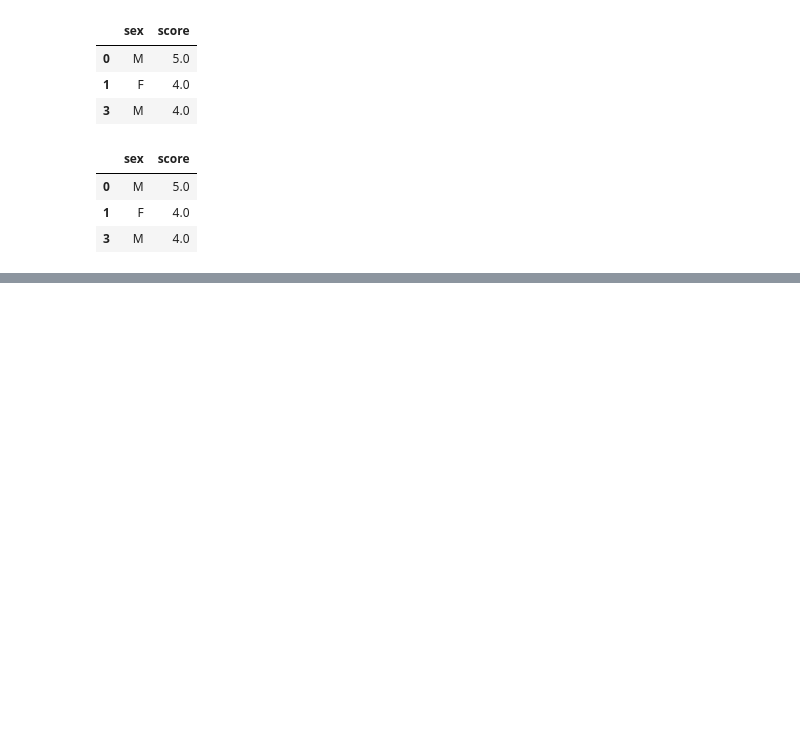
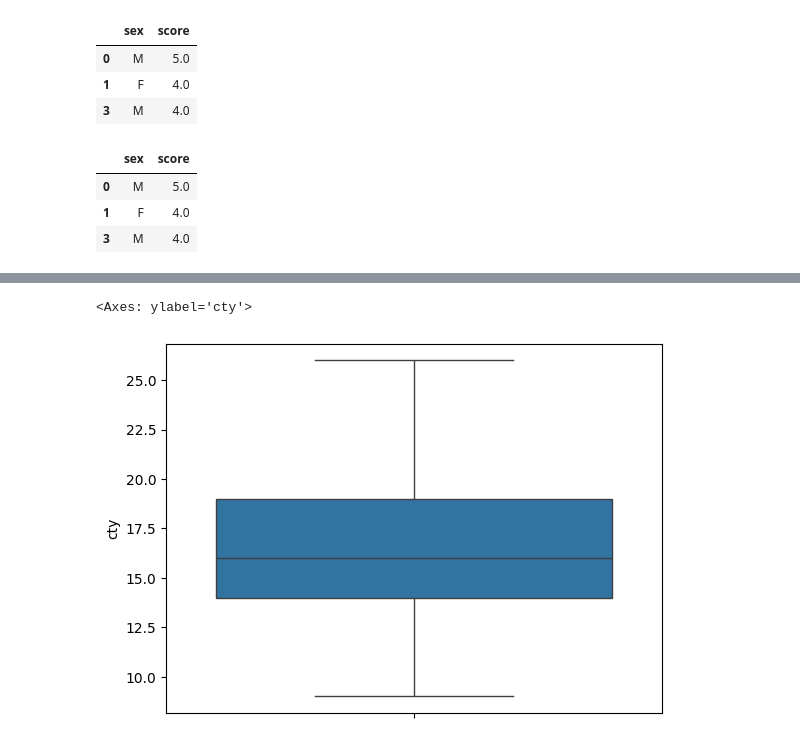
Before and after one commit to asdsadawww/-, a Jupyter notebook: Colab_파이썬.ipynb, the cells around one changed output, grey strips where cells are left out. Drawn from its saved outputs; the diff is of its cells as text; code cells hidden in the pictures; blank space fills up the shorter version.

```diff
--- a/Colab_파이썬.ipynb
+++ b/Colab_파이썬.ipynb
@@ -1076,0 +1293,5 @@ df_nomiss2
+# %%
+sns.boxplot(data=mpg,y='cty')       #상자그래프 출력
+# %% [output]
+<Axes: ylabel='cty'>
+[figure, added]
```
Also changed, not shown: parts of 32 cells of this notebook.
